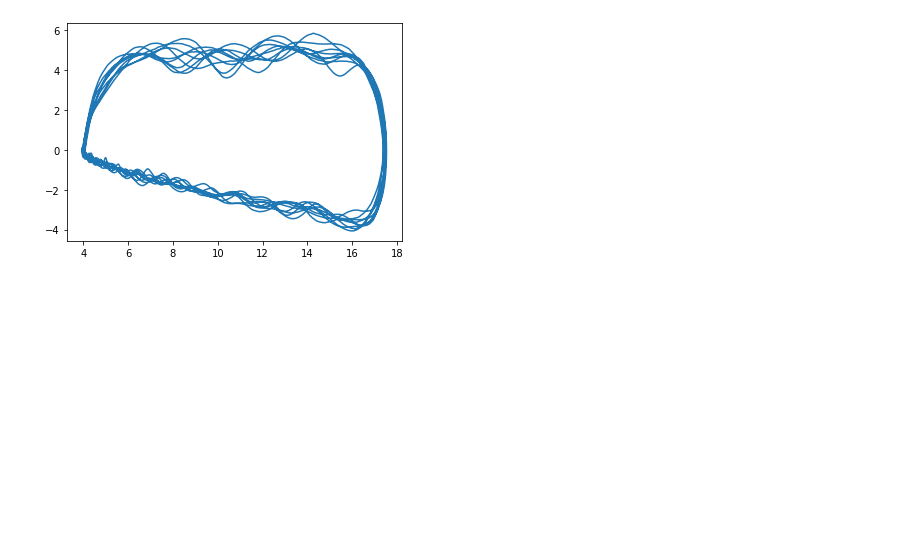
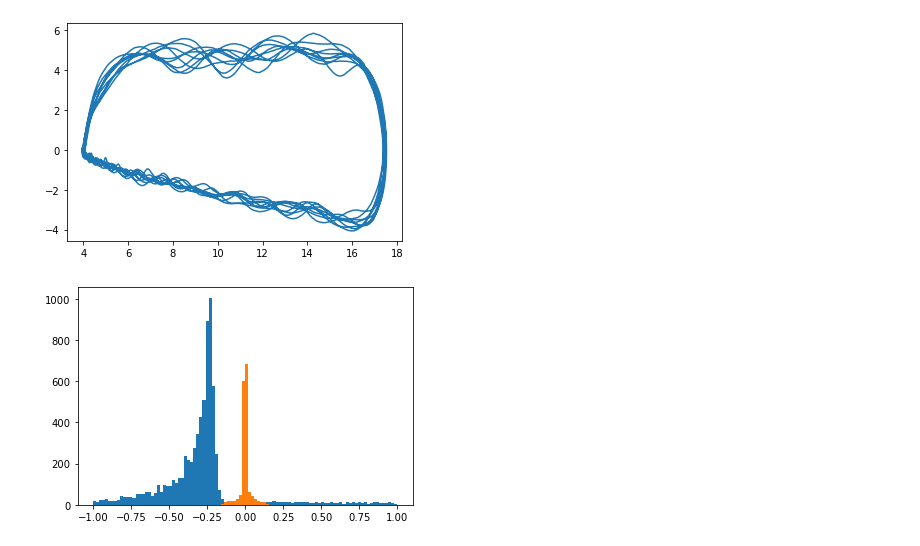
Before and after one commit to Princeton-Penn-Vents/princeton-penn-flowmeter, a Jupyter notebook: analysis/first-try.ipynb, the cells around one changed output. Saved outputs shown, nothing was run; the diff lists cells and outputs as text; code cells hidden in the pictures; blank space fills up the shorter version.

```diff
--- a/analysis/first-try.ipynb
+++ b/analysis/first-try.ipynb
@@ -138,3 +141,10 @@ plt.plot(smoothed_pressure, smoothed_dpressure)
 # %% [output]
 [<matplotlib.lines.Line2D at 0x...>]
 [figure]
+# %%
+inhale = np.logical_and(abs(smoothed_dflow / smoothed_flow) < 0.15, smoothed_flow > 1)
+
+plt.hist(smoothed_dflow[~inhale] / smoothed_flow[~inhale], bins=100, range=(-1, 1));
+plt.hist(smoothed_dflow[inhale] / smoothed_flow[inhale], bins=100, range=(-1, 1));
+# %% [output]
+[figure, added]
```
Also changed, not shown: parts of 8 cells of this notebook.
